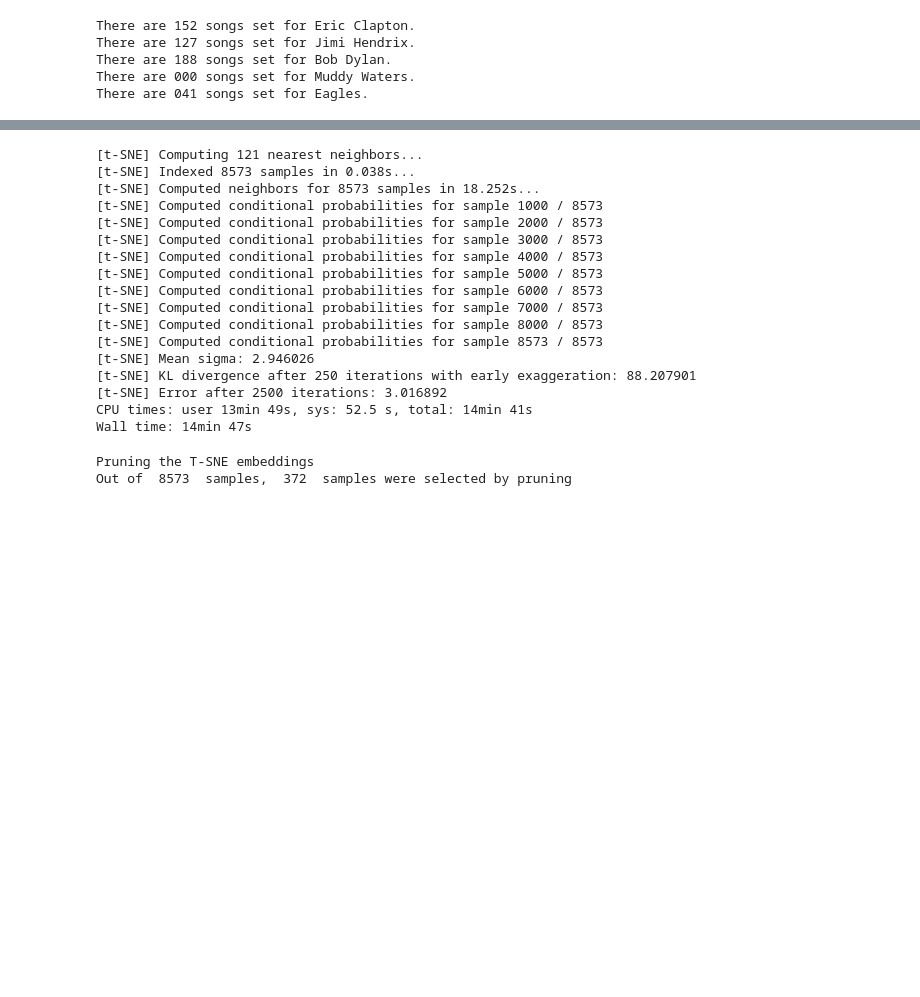
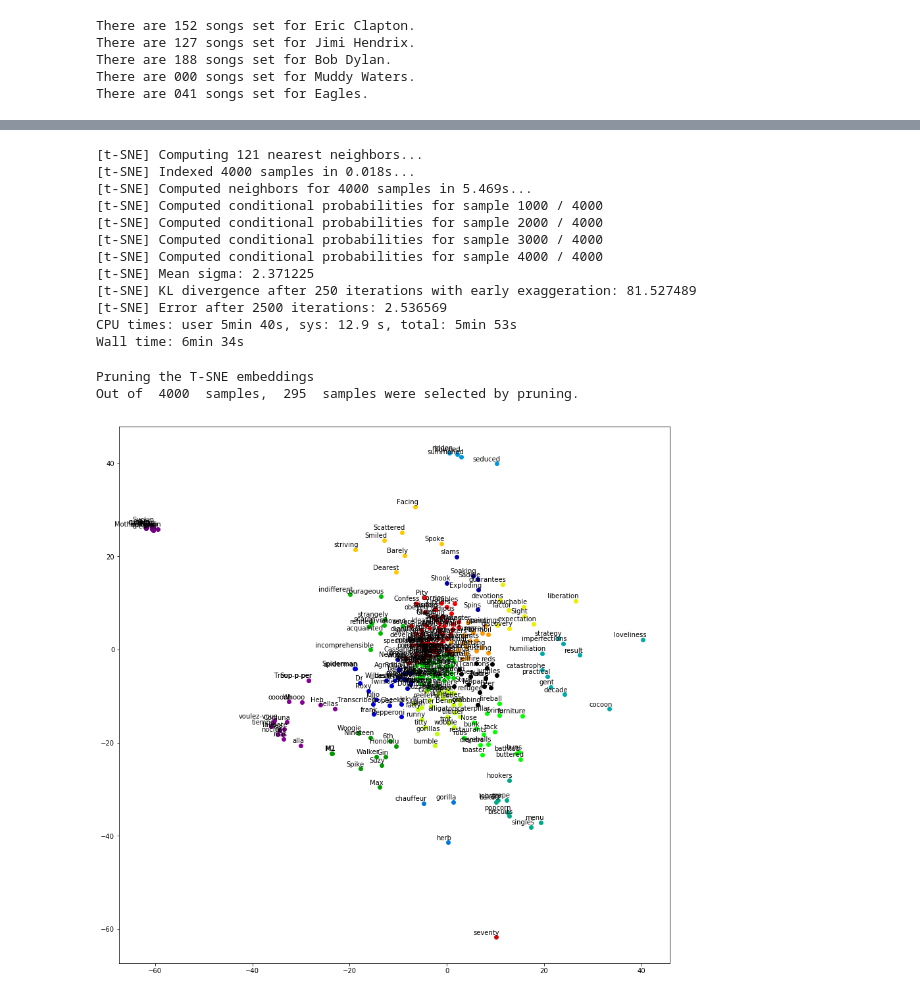
Before and after one commit to hhkarimi/generate_lyrics, a Jupyter notebook: notebooks/generate_embeddings.ipynb, the cells around one changed output, grey strips where cells are left out. Drawn from its saved outputs; the diff is of its cells as text; code cells hidden in the pictures; blank space fills up the shorter version.

Commit message:
Updated embeddings and started training notebook

```diff
--- a/notebooks/generate_embeddings.ipynb
+++ b/notebooks/generate_embeddings.ipynb
@@ -49,9 +72,10 @@ Wall time: 4min 18s
 # %%
 %%time
-## generate embeddings
-## build vocabulary and train model
-model = Word2Vec(data['text'].tolist(), size=128, window=10, min_count=50, workers=6, sg=0, hs=0)
+## train word2vec nn to generate embeddings
+model = Word2Vec(data['text'].tolist(), size=128, window=10, min_count=10, workers=6, sg=0, hs=0)
 model.train(data['text'].tolist(), total_examples=len(data['text']), epochs=10)
 # note: sg=0,1 (skip gram or cbow by default)
 # note: hs=0,1 (hierarchical softmax or negative sampling by default)
+
+model.wv.most_similar(positive=['man', 'cold'], negative=[], topn=5)
 # %% [output]
@@ -123,36 +144,33 @@ def find_clustered_embeddings(embeddings, distance_threshold, sample_threshold):
 # %%
 %%time
 ## tsne and visualize
-num_embeddings = len(vocab)
+num_embeddings = 4000
 selected_embeddings = embedding_matrix[:num_embeddings,:]
 
-tsne = TSNE(perplexity=40, n_components=2, init='pca', n_iter=2500, verbose=1).fit_transform(selected_embeddings)
+tsne = TSNE(perplexity=40, n_components=2, init='pca', n_iter=2500, verbose=1).fit_transform(
+    selected_embeddings)
 # %% [output]
 [t-SNE] Computing 121 nearest neighbors...
-[t-SNE] Indexed 8573 samples in 0.038s...
-[t-SNE] Computed neighbors for 8573 samples in 18.252s...
-[t-SNE] Computed conditional probabilities for sample 1000 / 8573
-[t-SNE] Computed conditional probabilities for sample 2000 / 8573
-[t-SNE] Computed conditional probabilities for sample 3000 / 8573
-[t-SNE] Computed conditional probabilities for sample 4000 / 8573
-[t-SNE] Computed conditional probabilities for sample 5000 / 8573
-[t-SNE] Computed conditional probabilities for sample 6000 / 8573
-[t-SNE] Computed conditional probabilities for sample 7000 / 8573
-[t-SNE] Computed conditional probabilities for sample 8000 / 8573
-[t-SNE] Computed conditional probabilities for sample 8573 / 8573
-[t-SNE] Mean sigma: 2.946026
-[t-SNE] KL divergence after 250 iterations with early exaggeration: 88.207901
-[t-SNE] Error after 2500 iterations: 3.016892
-CPU times: user 13min 49s, sys: 52.5 s, total: 14min 41s
-Wall time: 14min 47s
+[t-SNE] Indexed 4000 samples in 0.018s...
+[t-SNE] Computed neighbors for 4000 samples in 5.469s...
+[t-SNE] Computed conditional probabilities for sample 1000 / 4000
+[t-SNE] Computed conditional probabilities for sample 2000 / 4000
+[t-SNE] Computed conditional probabilities for sample 3000 / 4000
+[t-SNE] Computed conditional probabilities for sample 4000 / 4000
+[t-SNE] Mean sigma: 2.371225
+[t-SNE] KL divergence after 250 iterations with early exaggeration: 81.527489
+[t-SNE] Error after 2500 iterations: 2.536569
+CPU times: user 5min 40s, sys: 12.9 s, total: 5min 53s
+Wall time: 6min 34s
 # %%
 print('Pruning the T-SNE embeddings')
 # prune the embeddings by getting ones only more than n-many sample above the similarity threshold
 # this unclutters the visualization
-selected_ids = find_clustered_embeddings(selected_embeddings, 0.01, 1)
+selected_ids = find_clustered_embeddings(selected_embeddings, 0.03, 1)
 tsne_plot = tsne[selected_ids,:]
 
-print('Out of ', num_embeddings, ' samples, ', selected_ids.shape[0],' samples were selected by pruning')
+print('Out of ', num_embeddings, ' samples, ',
+      selected_ids.shape[0],' samples were selected by pruning.')
 # %% [output]
 Pruning the T-SNE embeddings
-Out of  8573  samples,  372  samples were selected by pruning
+Out of  4000  samples,  295  samples were selected by pruning.
@@ -161,0 +177,33 @@ Out of  8573  samples,  372  samples were selected by pruning
+# %%
+def plot_tsne(embeddings, labels):
+
+    n_clusters = 20 # number of clusters
+
+    # automatically build a discrete set of colors, each for cluster
+    color_map = plt.get_cmap('nipy_spectral')
+    label_colors = [color_map(float(i)/n_clusters) for i in range(n_clusters)]
+
+    assert embeddings.shape[0] >= len(labels), 'More labels than embeddings'
+
+    # Define K-Means
+    kmeans = KMeans(n_clusters=n_clusters, init='k-means++', random_state=0).fit(embeddings)
+    kmeans_labels = kmeans.labels_
+
+    plt.figure(figsize=(15,15))  # in inches
+
+    # plot all the embeddings and their corresponding words
+    for i, (label,klabel) in enumerate(zip(labels,kmeans_labels)):
+        x, y = embeddings[i,:]
+        plt.scatter(x, y, c=label_colors[klabel])
+
+        plt.annotate(label, xy=(x, y), xytext=(5, 2), textcoords='offset points',
+                       ha='right', va='bottom',fontsize=10)
+
+    # use for saving the figure if needed
+    #plt.savefig('word_embeddings.png')
+    plt.show()
+
+vocab_plot = [vocab[i] for i in selected_ids]
+plot_tsne(tsne_plot, vocab_plot)
+# %% [output]
+[figure, added]
```
Also changed, not shown: parts of 12 cells of this notebook, 4 other files.
